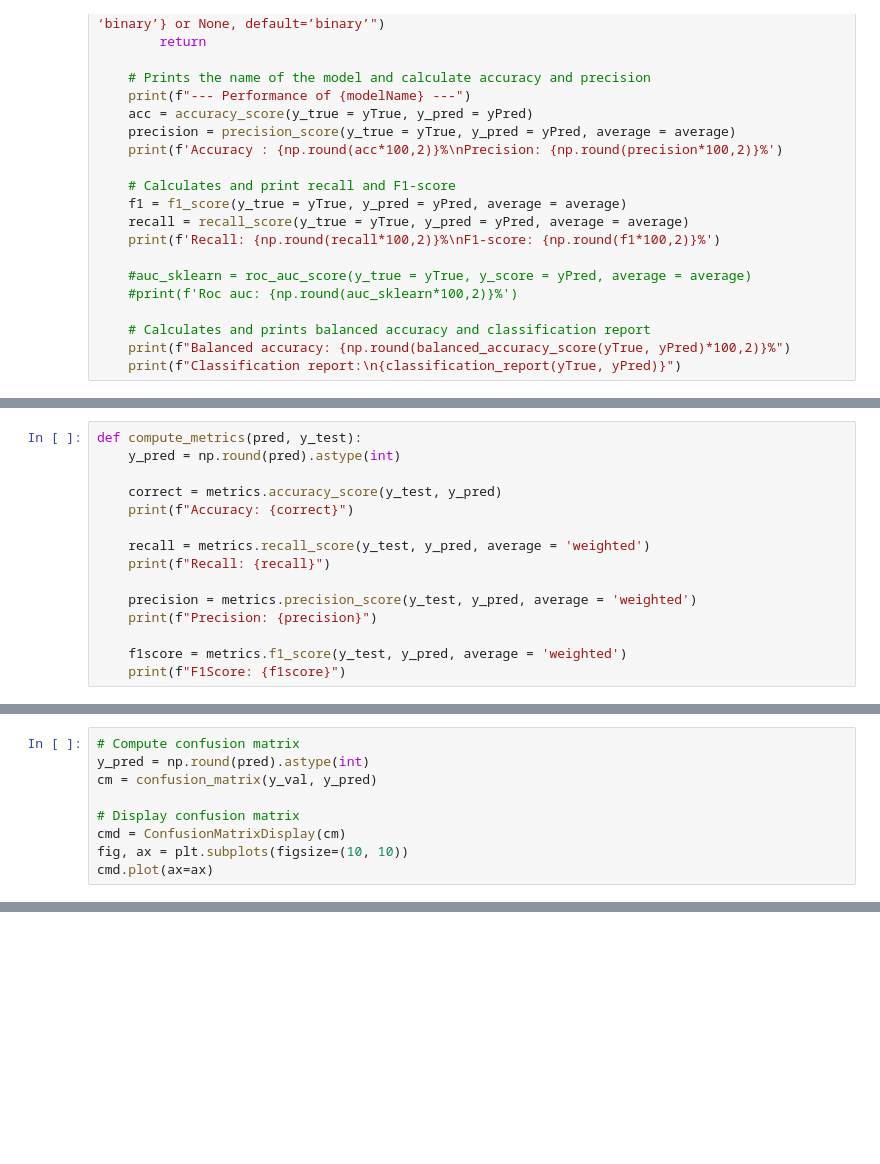
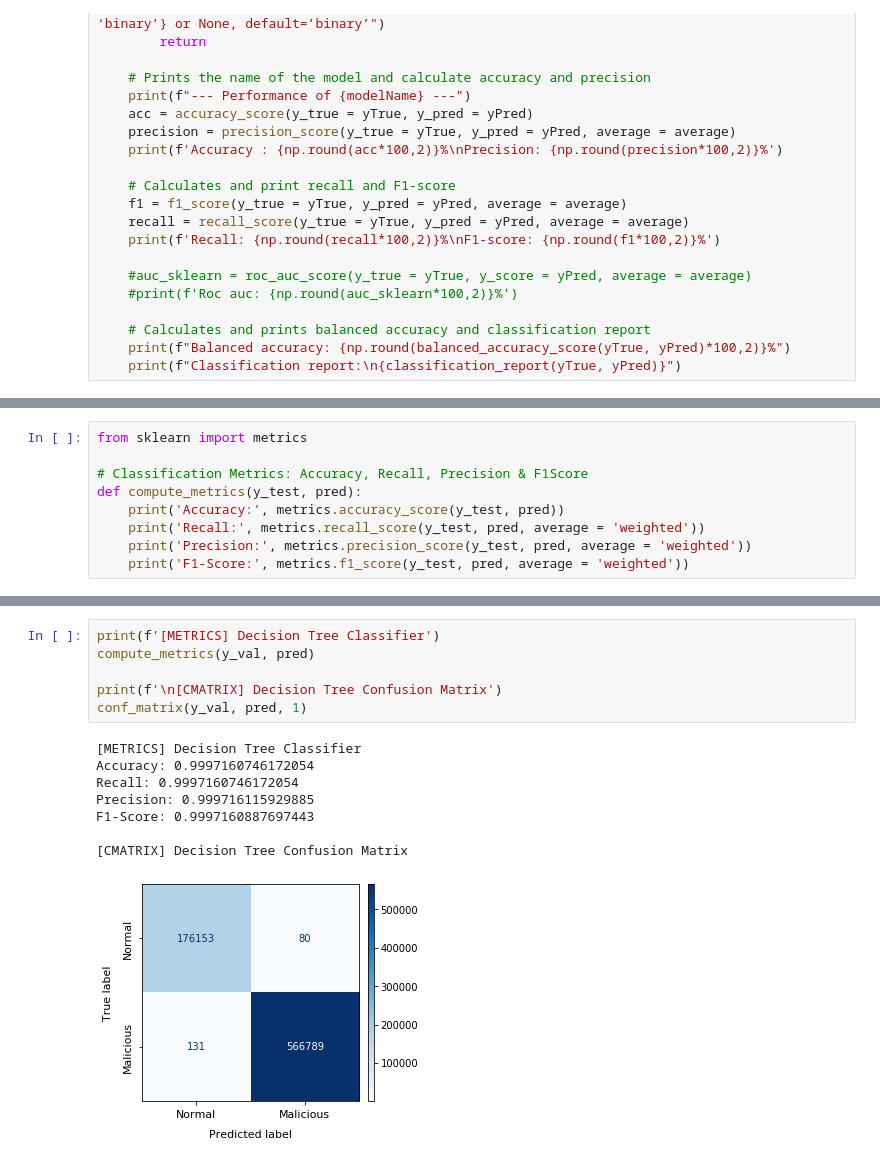
Before and after one commit to ivoafonsobispo/IoMT-AI-IDS, a Jupyter notebook: Machine Learning/IP-Based/Flows/Binary/DNN/IoMT_23_Results_Binary.ipynb, the cells around one changed output, grey strips where cells are left out. Drawn from its saved outputs; the diff is of its cells as text; blank space fills up the shorter version.

```diff
--- a/Machine Learning/IP-Based/Flows/Binary/DNN/IoMT_23_Results_Binary.ipynb
+++ b/Machine Learning/IP-Based/Flows/Binary/DNN/IoMT_23_Results_Binary.ipynb
@@ -273,15 +283,9 @@ weighted avg       1.00      1.00      1.00    273370
 # %%
-def compute_metrics(pred, y_test):
-    y_pred = np.round(pred).astype(int)
+from sklearn import metrics
 
-    correct = metrics.accuracy_score(y_test, y_pred)
-    print(f"Accuracy: {correct}")
-
-    recall = metrics.recall_score(y_test, y_pred, average = 'weighted')
-    print(f"Recall: {recall}")
-
-    precision = metrics.precision_score(y_test, y_pred, average = 'weighted')
-    print(f"Precision: {precision}")
-
-    f1score = metrics.f1_score(y_test, y_pred, average = 'weighted')
-    print(f"F1Score: {f1score}")
+# Classification Metrics: Accuracy, Recall, Precision & F1Score
+def compute_metrics(y_test, pred):
+    print('Accuracy:', metrics.accuracy_score(y_test, pred))
+    print('Recall:', metrics.recall_score(y_test, pred, average = 'weighted'))
+    print('Precision:', metrics.precision_score(y_test, pred, average = 'weighted'))
+    print('F1-Score:', metrics.f1_score(y_test, pred, average = 'weighted'))
@@ -299,9 +291,0 @@ F1Score: 0.9999670776130086
-# %%
-# Compute confusion matrix
-y_pred = np.round(pred).astype(int)
-cm = confusion_matrix(y_val, y_pred)
-
-# Display confusion matrix
-cmd = ConfusionMatrixDisplay(cm)
-fig, ax = plt.subplots(figsize=(10, 10))
-cmd.plot(ax=ax)
@@ -332,0 +372,15 @@ plot.show()
+# %%
+print(f'[METRICS] Decision Tree Classifier')
+compute_metrics(y_val, pred)
+
+print(f'\n[CMATRIX] Decision Tree Confusion Matrix')
+conf_matrix(y_val, pred, 1)
+# %% [output]
+[METRICS] Decision Tree Classifier
+Accuracy: 0.9997160746172054
+Recall: 0.9997160746172054
+Precision: 0.999716115929885
+F1-Score: 0.9997160887697443
+
+[CMATRIX] Decision Tree Confusion Matrix
+[figure, added]
```
Also changed, not shown: parts of 22 cells of this notebook, 9 other files.
